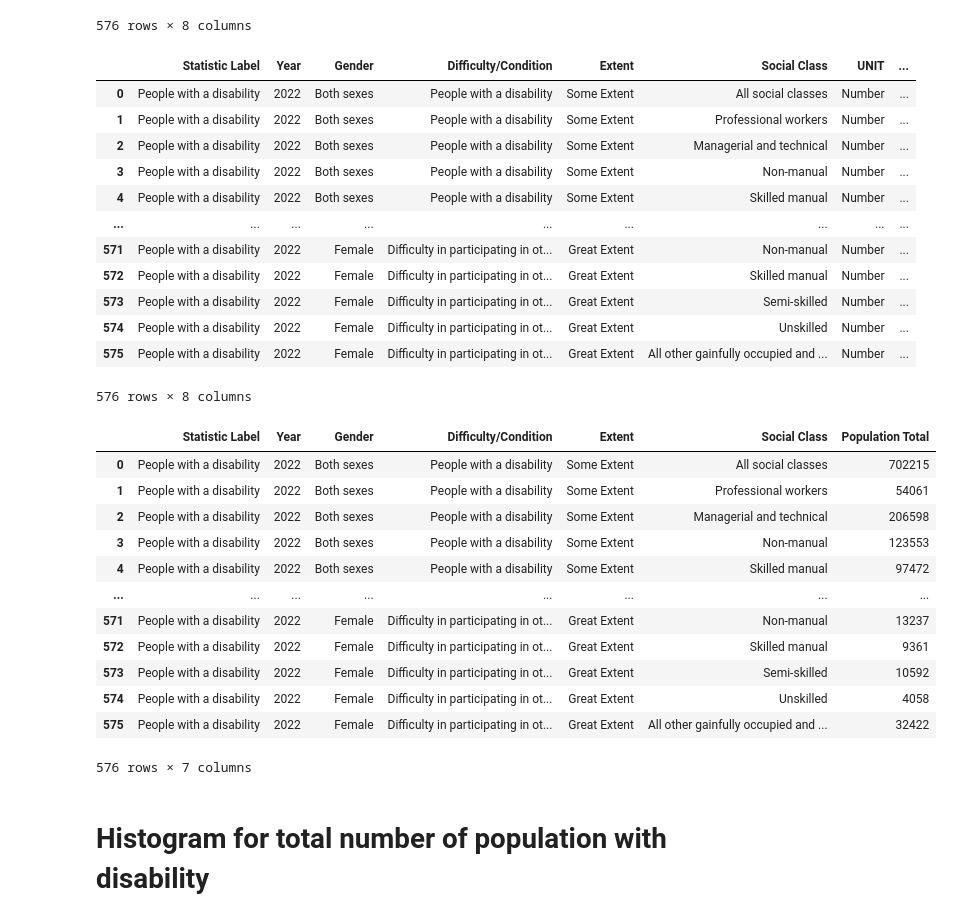
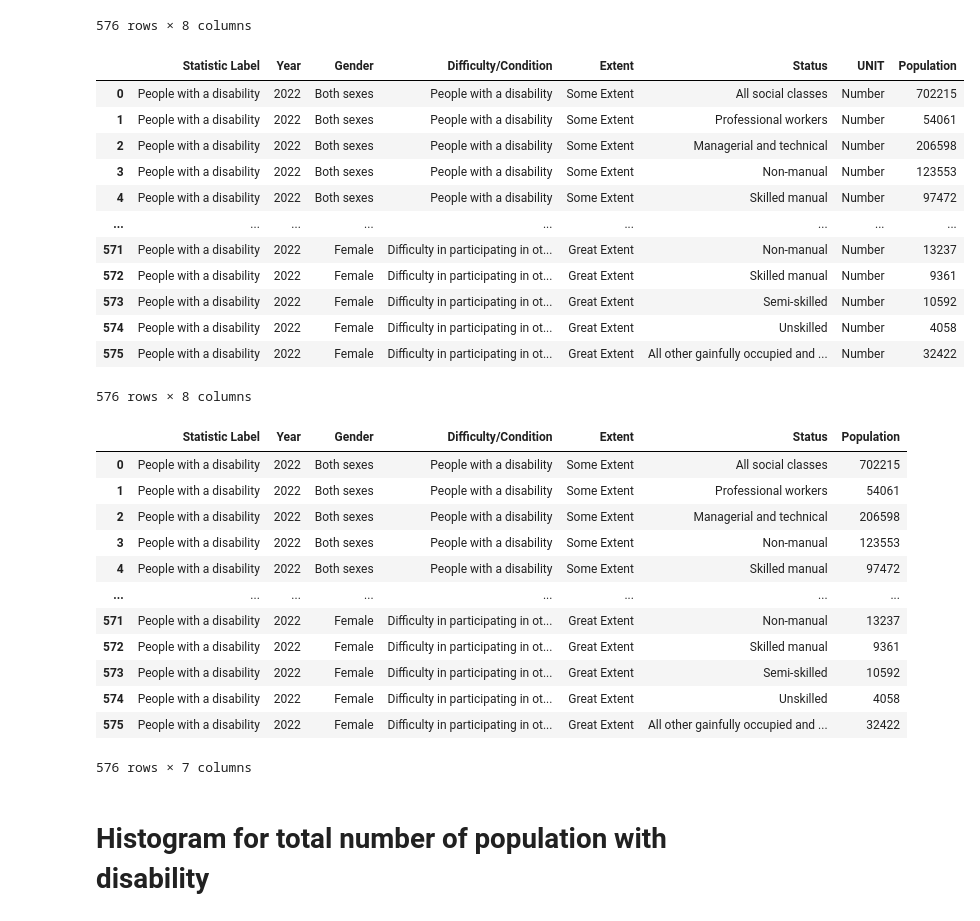
Before and after one commit to RodneyWardle2023/ca1, a Jupyter notebook: CA1_Rodney_Wardle_Main_Code.ipynb, the cells around one changed output. Drawn from its saved outputs; the diff is of its cells as text; code cells hidden in the pictures.

```diff
--- a/CA1_Rodney_Wardle_Main_Code.ipynb
+++ b/CA1_Rodney_Wardle_Main_Code.ipynb
@@ -231,29 +213,30 @@ df_second
 | 575 | People with a disability | 2022 | Female | Difficulty in participating in ot... | Great Extent | All other gainfully occupied and ... | Number | 32422 |
 576 rows × 8 columns
 # %%
-df_second.rename({'VALUE': 'Population Total'}, axis=1, inplace=True)## remove spaces
+df_second.rename({'VALUE': 'Population'}, axis=1, inplace=True)## remove spaces
 df_second.rename({'Sex': 'Gender'}, axis=1, inplace=True)## remove spaces
+df_second.rename({'Social Class': 'Status'}, axis=1, inplace=True)## remove spaces
 df_second
 # %% [output]
-|  | Statistic Label | Year | Gender | Difficulty/Condition | Extent | Social Class | UNIT | ... |
-| 0 | People with a disability | 2022 | Both sexes | People with a disability | Some Extent | All social classes | Number | ... |
-| 1 | People with a disability | 2022 | Both sexes | People with a disability | Some Extent | Professional workers | Number | ... |
-| 2 | People with a disability | 2022 | Both sexes | People with a disability | Some Extent | Managerial and technical | Number | ... |
-| 3 | People with a disability | 2022 | Both sexes | People with a disability | Some Extent | Non-manual | Number | ... |
-| 4 | People with a disability | 2022 | Both sexes | People with a disability | Some Extent | Skilled manual | Number | ... |
+|  | Statistic Label | Year | Gender | Difficulty/Condition | Extent | Status | UNIT | Population |
+| 0 | People with a disability | 2022 | Both sexes | People with a disability | Some Extent | All social classes | Number | 702215 |
+| 1 | People with a disability | 2022 | Both sexes | People with a disability | Some Extent | Professional workers | Number | 54061 |
+| 2 | People with a disability | 2022 | Both sexes | People with a disability | Some Extent | Managerial and technical | Number | 206598 |
+| 3 | People with a disability | 2022 | Both sexes | People with a disability | Some Extent | Non-manual | Number | 123553 |
+| 4 | People with a disability | 2022 | Both sexes | People with a disability | Some Extent | Skilled manual | Number | 97472 |
 | ... | ... | ... | ... | ... | ... | ... | ... | ... |
-| 571 | People with a disability | 2022 | Female | Difficulty in participating in ot... | Great Extent | Non-manual | Number | ... |
-| 572 | People with a disability | 2022 | Female | Difficulty in participating in ot... | Great Extent | Skilled manual | Number | ... |
-| 573 | People with a disability | 2022 | Female | Difficulty in participating in ot... | Great Extent | Semi-skilled | Number | ... |
-| 574 | People with a disability | 2022 | Female | Difficulty in participating in ot... | Great Extent | Unskilled | Number | ... |
-| 575 | People with a disability | 2022 | Female | Difficulty in participating in ot... | Great Extent | All other gainfully occupied and ... | Number | ... |
+| 571 | People with a disability | 2022 | Female | Difficulty in participating in ot... | Great Extent | Non-manual | Number | 13237 |
+| 572 | People with a disability | 2022 | Female | Difficulty in participating in ot... | Great Extent | Skilled manual | Number | 9361 |
+| 573 | People with a disability | 2022 | Female | Difficulty in participating in ot... | Great Extent | Semi-skilled | Number | 10592 |
+| 574 | People with a disability | 2022 | Female | Difficulty in participating in ot... | Great Extent | Unskilled | Number | 4058 |
+| 575 | People with a disability | 2022 | Female | Difficulty in participating in ot... | Great Extent | All other gainfully occupied and ... | Number | 32422 |
 576 rows × 8 columns
 # %%
 #This is for deleting columns in the datase
 df_second.drop('UNIT', inplace=True, axis=1)
 df_second
 # %% [output]
-|  | Statistic Label | Year | Gender | Difficulty/Condition | Extent | Social Class | Population Total |
+|  | Statistic Label | Year | Gender | Difficulty/Condition | Extent | Status | Population |
 | 0 | People with a disability | 2022 | Both sexes | People with a disability | Some Extent | All social classes | 702215 |
 | 1 | People with a disability | 2022 | Both sexes | People with a disability | Some Extent | Professional workers | 54061 |
 | 2 | People with a disability | 2022 | Both sexes | People with a disability | Some Extent | Managerial and technical | 206598 |
```
Also changed, not shown: parts of 27 cells of this notebook.
